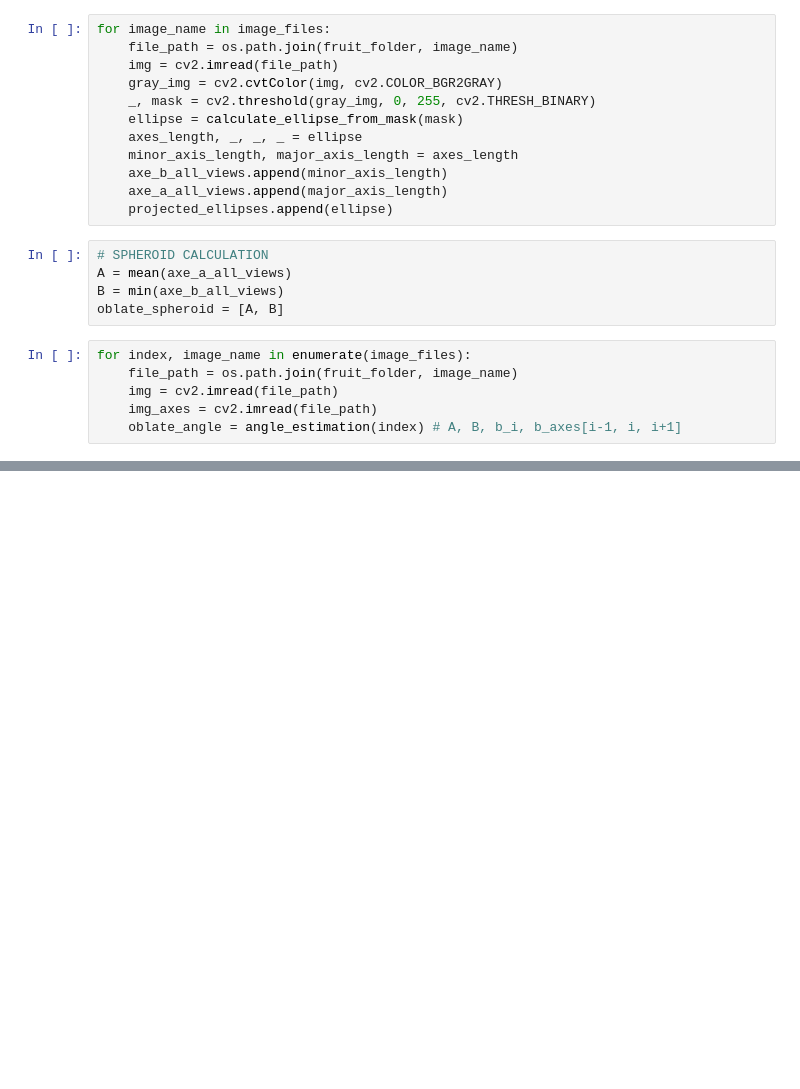
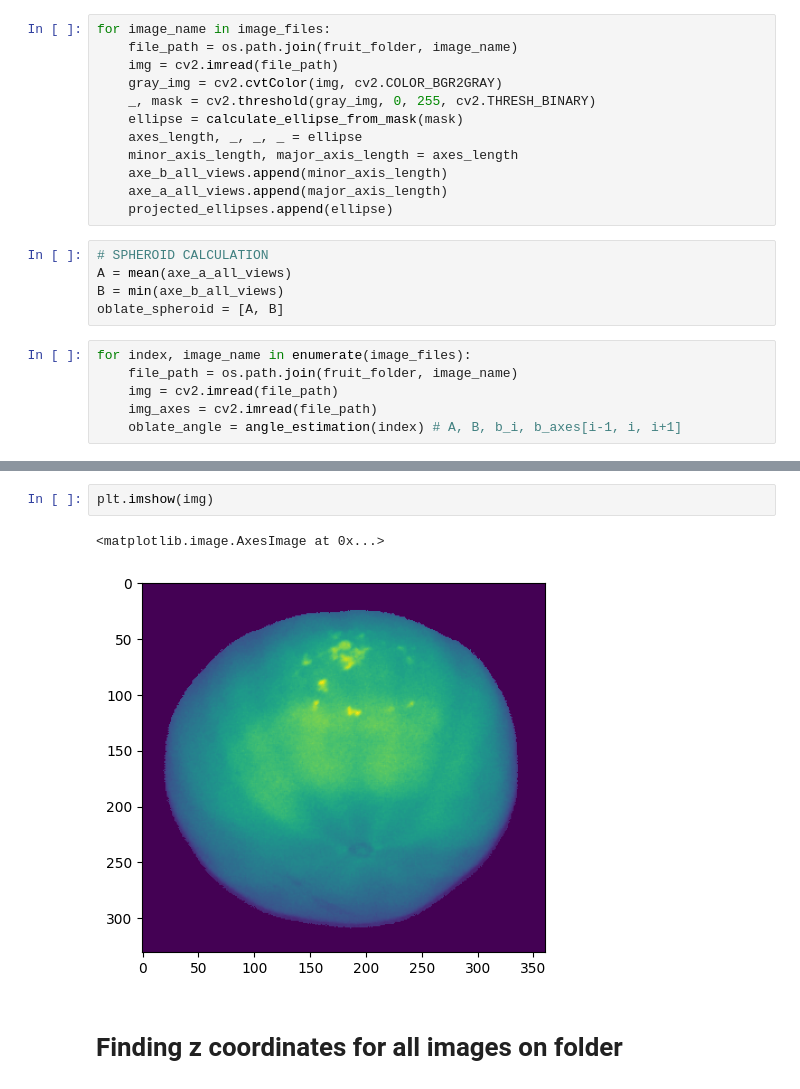
Before and after one commit to CarlaOnate/3D-rotation-paper-implemetnation, a Jupyter notebook: Point_314/z-coordinates-for-pixel.ipynb, the cells around one changed output, grey strips where cells are left out. Drawn from its saved outputs; the diff is of its cells as text; blank space fills up the shorter version.

```diff
--- a/Point_314/z-coordinates-for-pixel.ipynb
+++ b/Point_314/z-coordinates-for-pixel.ipynb
@@ -229,0 +316,7 @@ print(matrix_A)
+# %%
+plt.imshow(img)
+# %% [output]
+<matplotlib.image.AxesImage at 0x...>
+[figure, added]
+# %% [markdown]
+# Finding z coordinates for all images on folder
```
Also changed, not shown: parts of 14 cells of this notebook, 2 other files.
